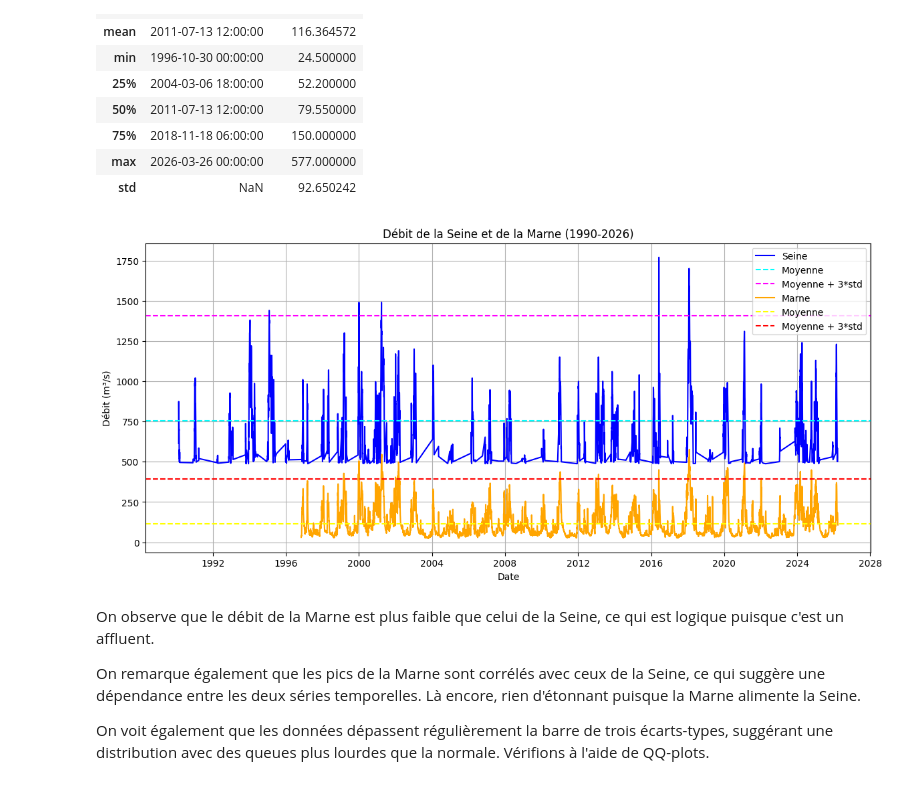
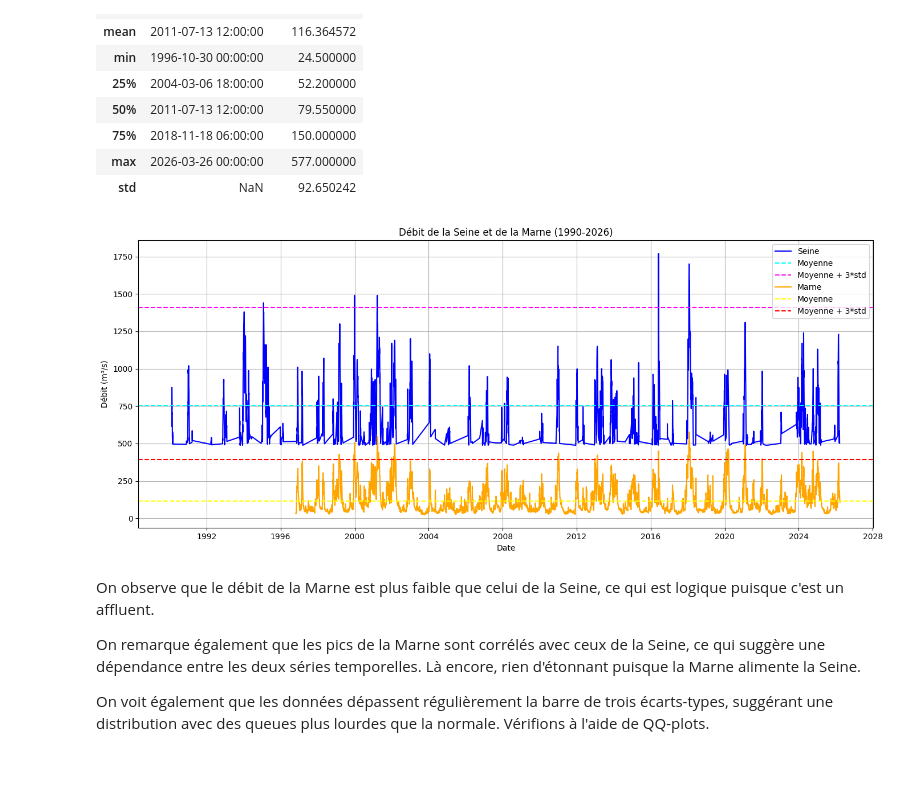
Before and after one commit to hubert-ld/APM_52065_EP-Memoire, a Jupyter notebook: seine_et_marne/copules.ipynb, the cells around one changed output. Saved outputs shown, nothing was run; the diff lists cells and outputs as text; code cells hidden in the pictures.

Commit message:
saved figures

```diff
--- a/seine_et_marne/copules.ipynb
+++ b/seine_et_marne/copules.ipynb
@@ -9,12 +9,16 @@ $$ \lambda_u = \underset{q \to 1}{\lim} \mathbb{P}(X_2 > F_2^{\leftarrow}(q) \ve
 # %% [markdown]
 # Récupération des données
 # %%
+import numpy as np
 import pandas as pd
 import matplotlib.pyplot as plt
-import numpy as np
-import scipy.stats as stats
 import seaborn as sns
-import utils
+from scipy import stats
+import os
+
+# Folder to store figures
+FIG_DIR = os.path.join("figures", "copules")
+os.makedirs(FIG_DIR, exist_ok=True)
 # %%
 # Seine
 seine = pd.read_csv("data/EAUFRANCE-F700000102-Seine_Paris_Austerlitz-limini-1990-2026-Q.csv", sep=",")
@@ -76,26 +80,28 @@ marne.describe()
 # %%
 # Plot des deux séries temporelles
 plt.figure(figsize=(14, 6))
 
 # SEINE
 plt.plot(seine["date"], seine["Q"], label="Seine", color="blue")
 # Plot moyenne + moyenne +3*std
 plt.axhline(seine["Q"].mean(), label="Moyenne", color="cyan", linestyle="--")
 plt.axhline(seine["Q"].mean() + 3*seine["Q"].std(), label="Moyenne + 3*std", color="magenta", linestyle="--")
 
 
 # MARNE
 plt.plot(marne["date"], marne["Q"], label="Marne", color="orange")
 plt.axhline(marne["Q"].mean(), label="Moyenne", color="yellow", linestyle="--")
 plt.axhline(marne["Q"].mean() + 3*marne["Q"].std(), label="Moyenne + 3*std", color="red", linestyle="--")
 
 plt.title("Débit de la Seine et de la Marne (1990-2026)")
 plt.xlabel("Date")
 plt.ylabel("Débit (m³/s)")
 plt.legend()
 plt.grid()
+plt.tight_layout()
+plt.savefig(os.path.join(FIG_DIR, "01_series_temporales_seine_marne_1990_2026.png"), dpi=300, bbox_inches="tight")
 # %% [output]
-[figure, old version]
+[figure, new version]
 # %% [markdown]
 On observe que le débit de la Marne est plus faible que celui de la Seine, ce qui est logique puisque c'est un affluent.
 
```
Also changed, not shown: parts of 9 cells of this notebook, 29 other files.
